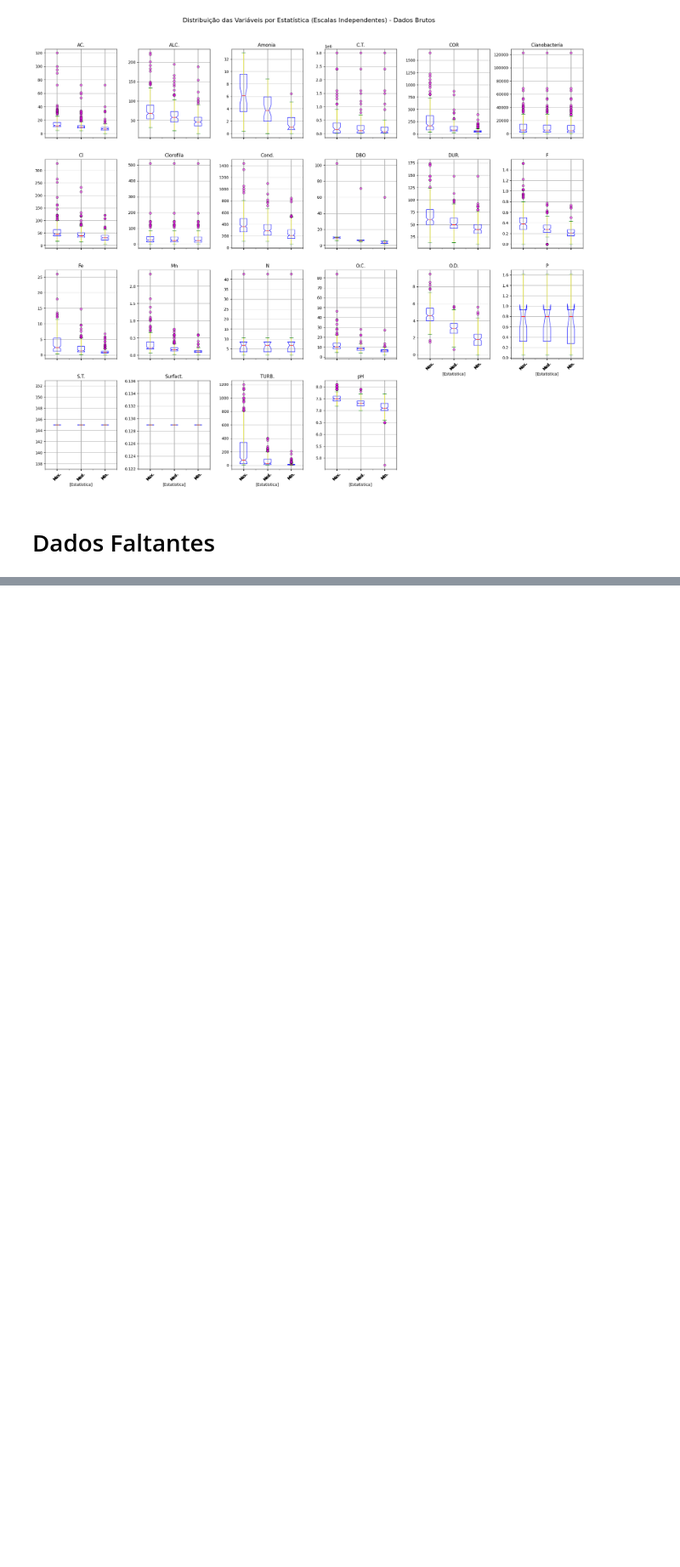
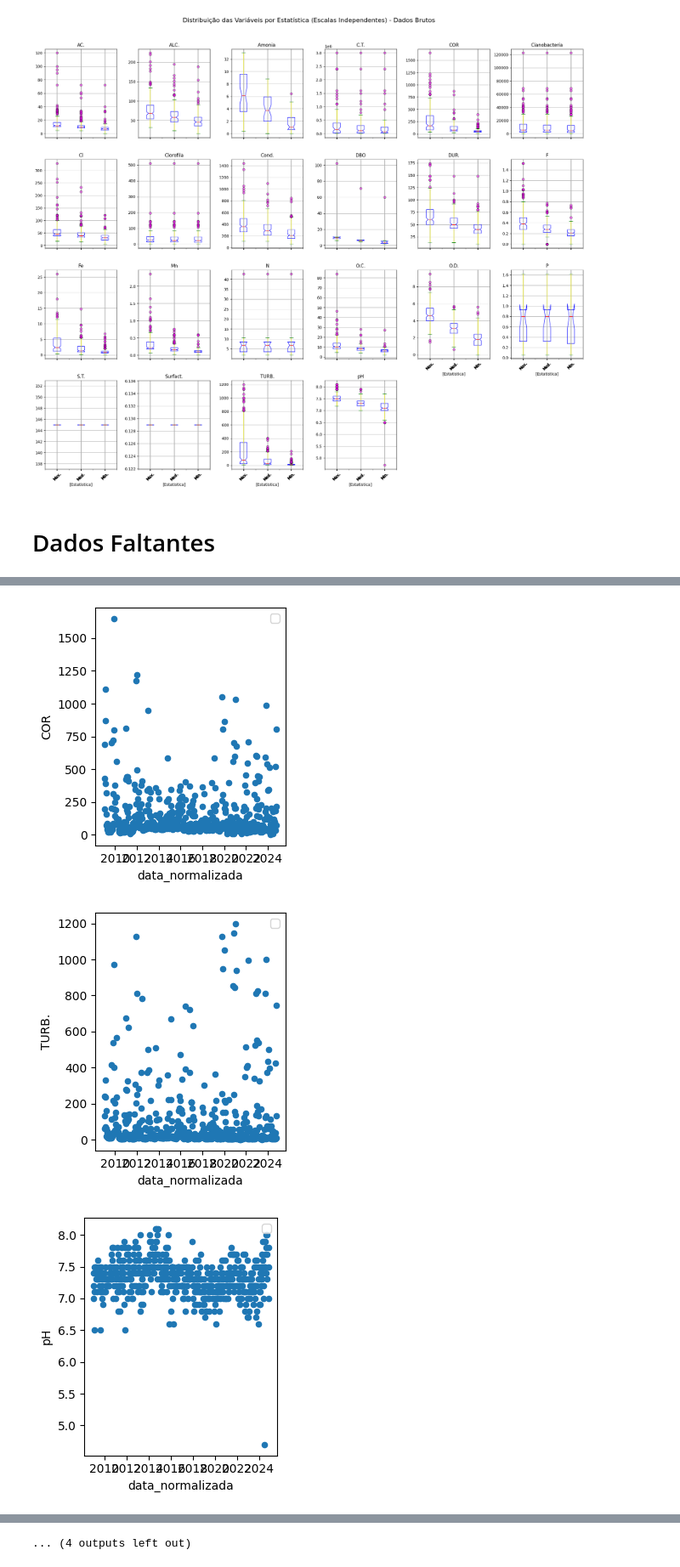
Before and after one commit to Guilherme-Betta/IC2, a Jupyter notebook: jupyter_notebooks/visualizacoes.ipynb, the cells around one changed output, grey strips where cells are left out. Shown at 85% size. Saved outputs shown, nothing was run; the diff lists cells and outputs as text; code cells hidden in the pictures; blank space fills up the shorter version.

```diff
--- a/jupyter_notebooks/visualizacoes.ipynb
+++ b/jupyter_notebooks/visualizacoes.ipynb
@@ -241,0 +291,17 @@ def faltantes_mes(df, plot=False):
+# %%
+for col in variaveis:
+    ax = dados_limpos.plot(kind='scatter',
+                           subplots=True,
+                           layout=(6, 8),
+                           figsize=(20, 20),
+                           x='data_normalizada',
+                           y=col,
+                           sharey=False,
+                           )
+
+    plt.tight_layout()
+    plt.show()
+# %% [output]
+[figure, added]
+[figure, added]
+[figure, added]
@@ -241,0 +317 @@ def faltantes_mes(df, plot=False):
+... (4 outputs left out)
```
Also changed, not shown: parts of 12 cells of this notebook.
